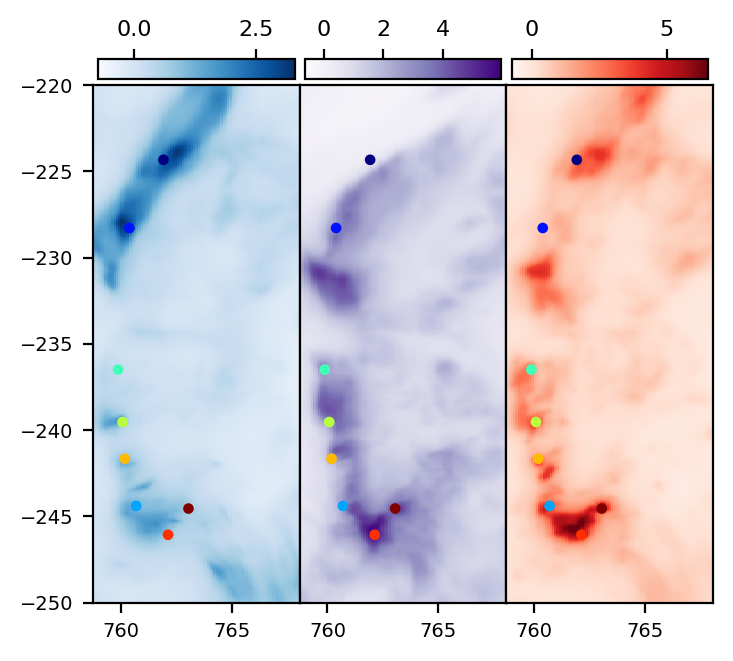
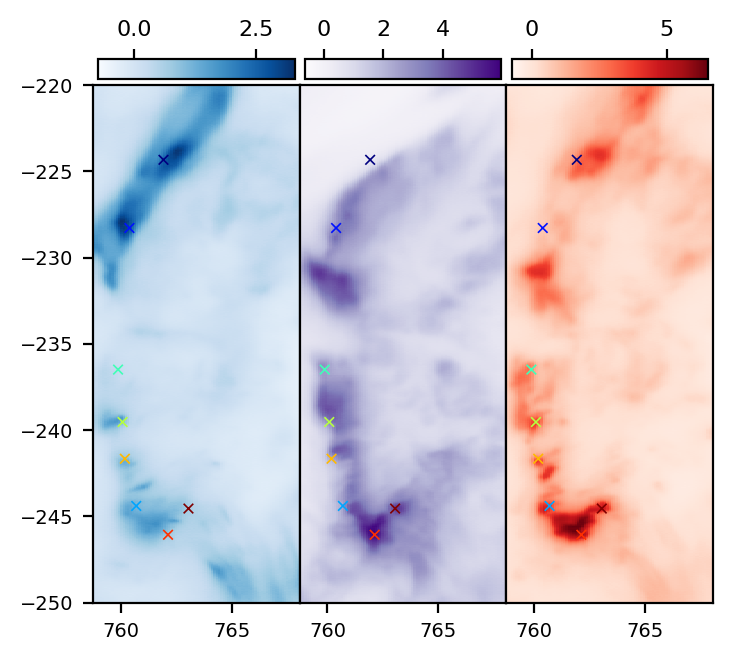
The notebook cell's code change between the first figure and the second:
--- before
+++ after
@@ -8,5 +8,5 @@
 im1 = ax.flatten()[0].pcolormesh(xarr_caII,yarr_caII,np.transpose(bestseeingcaII_blue)/1e6,cmap='Blues')
 
-ax.flatten()[0].scatter(xsel,ysel,8,color=colors)
+ax.flatten()[0].scatter(xsel,ysel,12,color=colors, marker = 'x',linewidth=.6)
 ax.flatten()[0].set_ylim([-250,-220])
 
@@ -14,5 +14,5 @@
 ax.flatten()[1].set_ylim([-250,-220])
 
-ax.flatten()[1].scatter(xsel,ysel,8,color=colors)
+ax.flatten()[1].scatter(xsel,ysel,12,color=colors, marker = 'x',linewidth=.6)
 ax.flatten()[1].set_yticks([])
 
@@ -20,5 +20,5 @@
 ax.flatten()[2].set_ylim([-250,-220])
 
-ax.flatten()[2].scatter(xsel,ysel,8,color=colors)
+ax.flatten()[2].scatter(xsel,ysel,12,color=colors, marker = 'x',linewidth=.6)
 ax.flatten()[2].set_yticks([])
 

Commit: figure edits